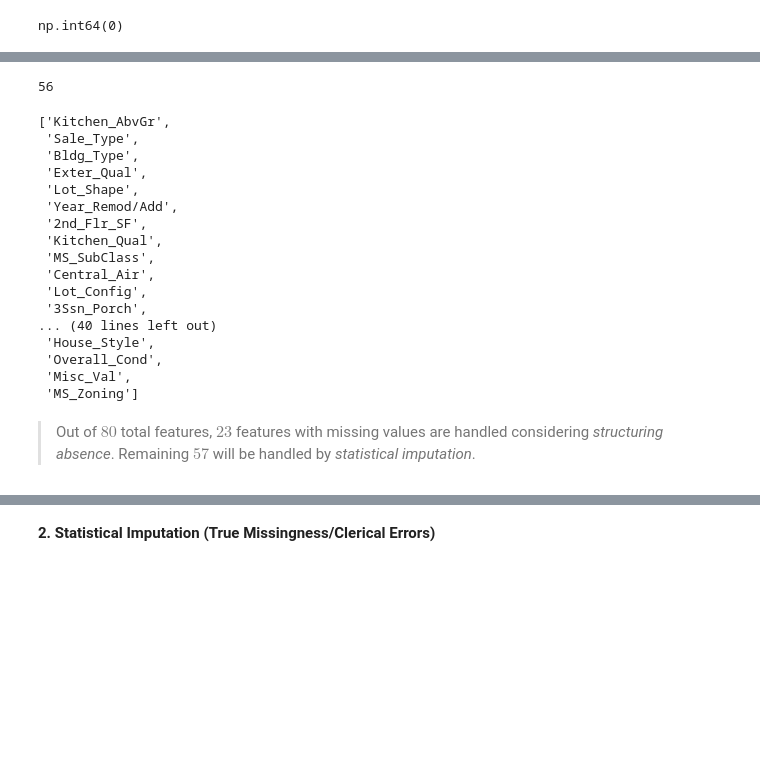
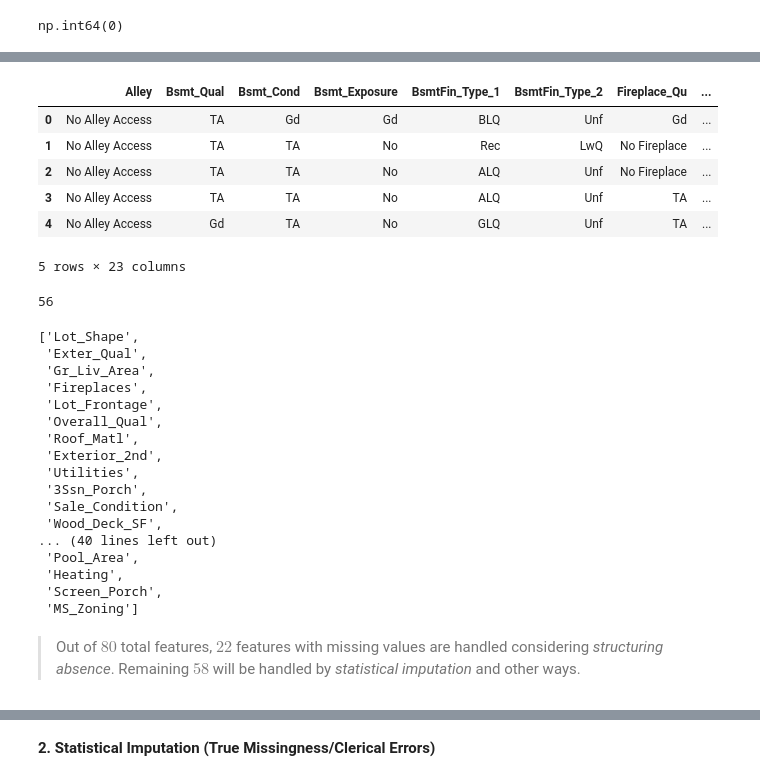
Before and after one commit to mebre7/house-price-predictor-mlops, a Jupyter notebook: notebooks/02_feature_engineering_test.ipynb, the cells around one changed output, grey strips where cells are left out. Cells and saved outputs as stored; diff of their text form; code cells hidden in the pictures; blank space fills up the shorter version.

```diff
--- a/notebooks/02_feature_engineering_test.ipynb
+++ b/notebooks/02_feature_engineering_test.ipynb
@@ -617,5 +533,5 @@ structural_numerical = [
 ]
 # %%
 for col in structural_numerical:
-    df[col] = df[col].fillna(0)
+   X[col] = X[col].fillna(0)
 # %%
@@ -645,28 +561,38 @@ len(structural_numerical + structural_categorical)
+# %%
+X[structural_categorical + structural_numerical].head()
+# %% [output]
+|  | Alley | Bsmt_Qual | Bsmt_Cond | Bsmt_Exposure | BsmtFin_Type_1 | BsmtFin_Type_2 | Fireplace_Qu | ... |
+| 0 | No Alley Access | TA | Gd | Gd | BLQ | Unf | Gd | ... |
+| 1 | No Alley Access | TA | TA | No | Rec | LwQ | No Fireplace | ... |
+| 2 | No Alley Access | TA | TA | No | ALQ | Unf | No Fireplace | ... |
+| 3 | No Alley Access | TA | TA | No | ALQ | Unf | TA | ... |
+| 4 | No Alley Access | Gd | TA | No | GLQ | Unf | TA | ... |
+5 rows × 23 columns
 # %%
-features_with_missing_values = list(set(df.columns.to_list()) - set(structural_numerical + structural_categorical))
+features_with_missing_values = list(set(X.columns.to_list()) - set(structural_numerical + structural_categorical))
 print(len(features_with_missing_values))
 features_with_missing_values
 # %% [output]
 56
-['Kitchen_AbvGr',
- 'Sale_Type',
- 'Bldg_Type',
+['Lot_Shape',
  'Exter_Qual',
- 'Lot_Shape',
- 'Year_Remod/Add',
- '2nd_Flr_SF',
- 'Kitchen_Qual',
- 'MS_SubClass',
- 'Central_Air',
- 'Lot_Config',
+ 'Gr_Liv_Area',
+ 'Fireplaces',
+ 'Lot_Frontage',
+ 'Overall_Qual',
+ 'Roof_Matl',
+ 'Exterior_2nd',
+ 'Utilities',
  '3Ssn_Porch',
+ 'Sale_Condition',
+ 'Wood_Deck_SF',
 ... (40 lines left out)
- 'House_Style',
- 'Overall_Cond',
- 'Misc_Val',
+ 'Pool_Area',
+ 'Heating',
+ 'Screen_Porch',
  'MS_Zoning']
 # %% [markdown]
-> Out of $80$ total features, $23$ features with missing values are handled considering _structuring absence_. Remaining $57$ will be handled by _statistical imputation_.
+> Out of $80$ total features, $22$ features with missing values are handled considering _structuring absence_. Remaining $58$ will be handled by _statistical imputation_ and other ways.
 # %%
 df.head()
 # %% [output]
```
Also changed, not shown: parts of 149 cells of this notebook.
